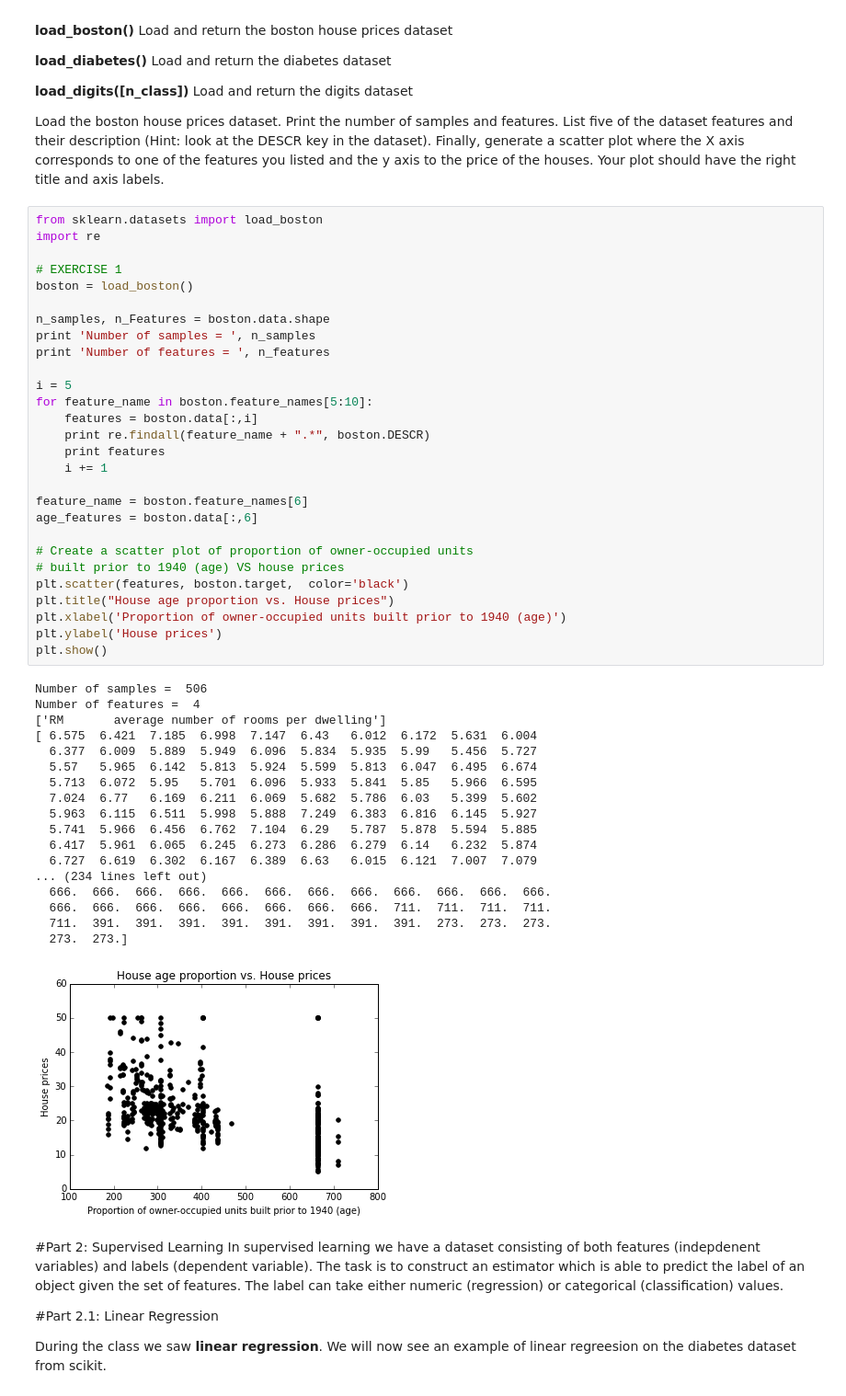
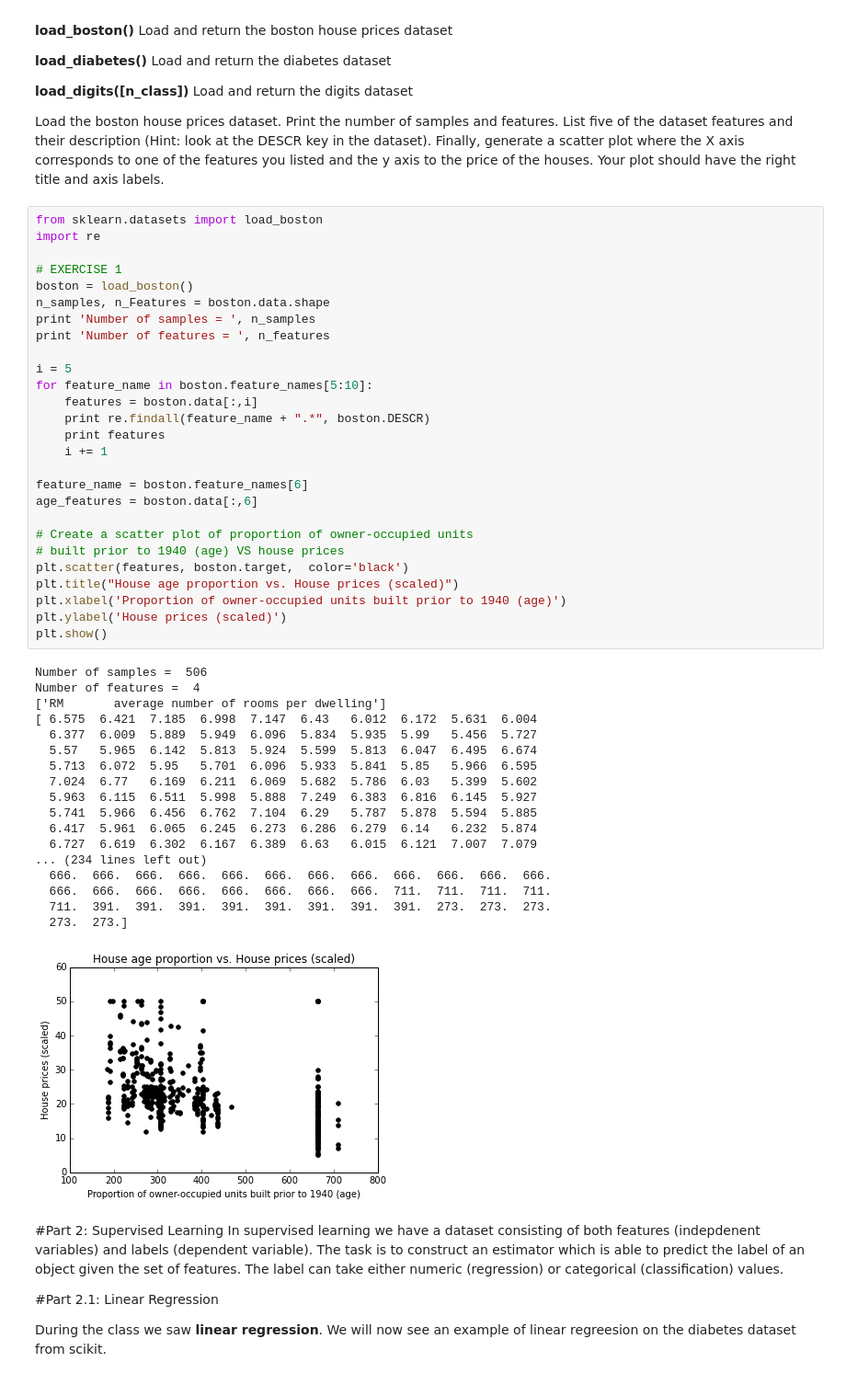
Before and after one commit to nadeem-/datascience-fall14, a Jupyter notebook: lab1/lab1_scikit.ipynb, the cells around one changed output. Shown at 92% size. Saved outputs shown, nothing was run; the diff lists cells and outputs as text.

```diff
--- a/lab1/lab1_scikit.ipynb
+++ b/lab1/lab1_scikit.ipynb
@@ -177,7 +177,6 @@ import re
 
 # EXERCISE 1
 boston = load_boston()
-
 n_samples, n_Features = boston.data.shape
 print 'Number of samples = ', n_samples
 print 'Number of features = ', n_features
@@ -188,36 +187,36 @@ for feature_name in boston.feature_names[5:10]:
     print re.findall(feature_name + ".*", boston.DESCR)
     print features
     i += 1
 
 feature_name = boston.feature_names[6]
 age_features = boston.data[:,6]
 
 # Create a scatter plot of proportion of owner-occupied units
 # built prior to 1940 (age) VS house prices
 plt.scatter(features, boston.target,  color='black')
-plt.title("House age proportion vs. House prices")
+plt.title("House age proportion vs. House prices (scaled)")
 plt.xlabel('Proportion of owner-occupied units built prior to 1940 (age)')
-plt.ylabel('House prices')
+plt.ylabel('House prices (scaled)')
 plt.show()
 # %% [output]
 Number of samples =  506
 Number of features =  4
 ['RM       average number of rooms per dwelling']
 [ 6.575  6.421  7.185  6.998  7.147  6.43   6.012  6.172  5.631  6.004
   6.377  6.009  5.889  5.949  6.096  5.834  5.935  5.99   5.456  5.727
   5.57   5.965  6.142  5.813  5.924  5.599  5.813  6.047  6.495  6.674
   5.713  6.072  5.95   5.701  6.096  5.933  5.841  5.85   5.966  6.595
   7.024  6.77   6.169  6.211  6.069  5.682  5.786  6.03   5.399  5.602
   5.963  6.115  6.511  5.998  5.888  7.249  6.383  6.816  6.145  5.927
   5.741  5.966  6.456  6.762  7.104  6.29   5.787  5.878  5.594  5.885
   6.417  5.961  6.065  6.245  6.273  6.286  6.279  6.14   6.232  5.874
   6.727  6.619  6.302  6.167  6.389  6.63   6.015  6.121  7.007  7.079
 ... (234 lines left out)
   666.  666.  666.  666.  666.  666.  666.  666.  666.  666.  666.  666.
   666.  666.  666.  666.  666.  666.  666.  666.  711.  711.  711.  711.
   711.  391.  391.  391.  391.  391.  391.  391.  391.  273.  273.  273.
   273.  273.]
-[figure, old version]
+[figure, new version]
 # %% [markdown]
 #Part 2: Supervised Learning
 In supervised learning we have a dataset consisting of both features (indepdenent variables) and labels (dependent variable). The task is to construct an estimator which is able to predict the label of an object given the set of features. The label can take either numeric (regression) or categorical (classification) values.
```
Also changed, not shown: parts of 6 cells of this notebook.
